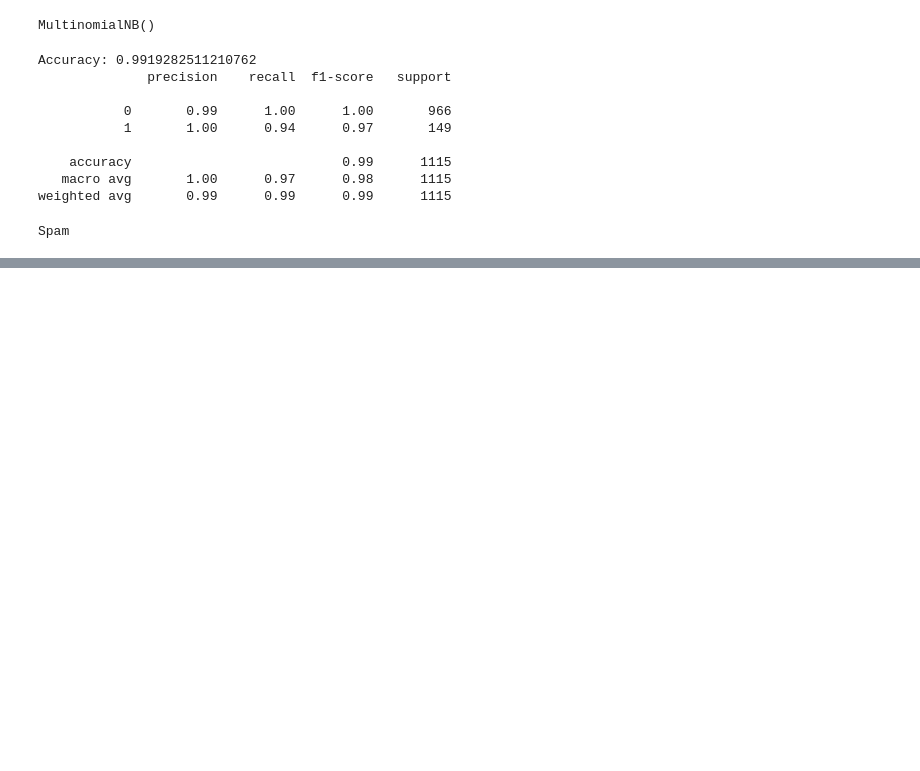
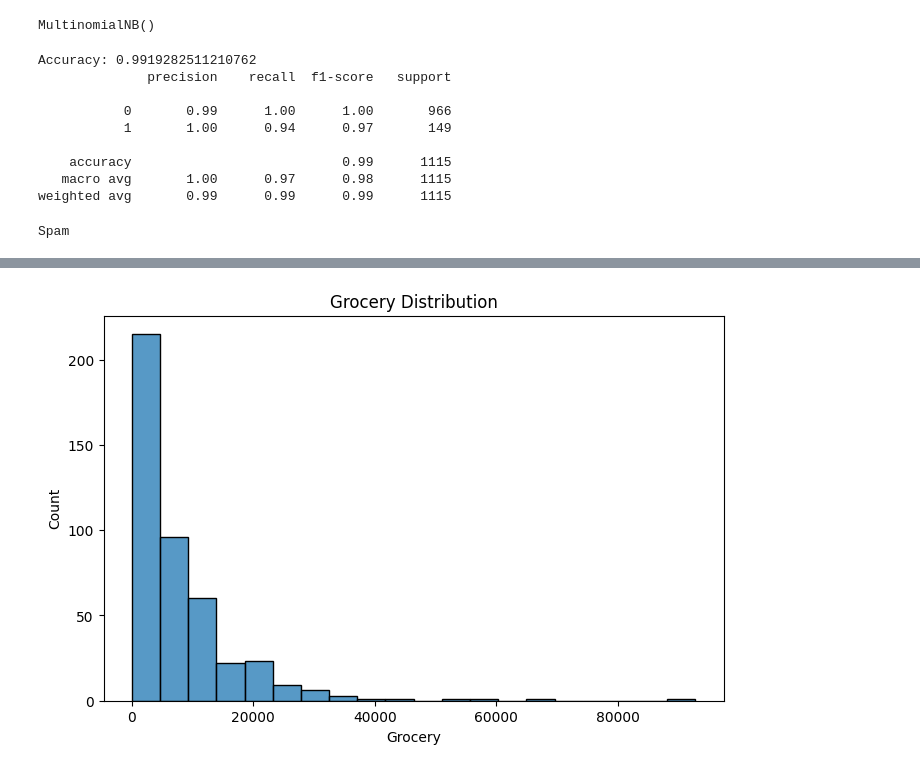
Before and after one commit to otuecherechiamaka-eng/data_model, a Jupyter notebook: model_b.ipynb, the cells around one changed output, grey strips where cells are left out. Saved outputs shown, nothing was run; the diff lists cells and outputs as text; code cells hidden in the pictures; blank space fills up the shorter version.

```diff
--- a/model_b.ipynb
+++ b/model_b.ipynb
@@ -437,0 +447,3 @@ Spam
+# %%
+df=pd. read_csv("Wholesale customers data.csv")
+df.head()
@@ -437,0 +516,7 @@ Spam
+# %%
+plt.figure(figsize=(8,5))
+sns.histplot(df['Grocery'], bins=20)
+plt.title("Grocery Distribution")
+plt.show()
+# %% [output]
+[figure, added]
```
Also changed, not shown: parts of 26 cells of this notebook.
